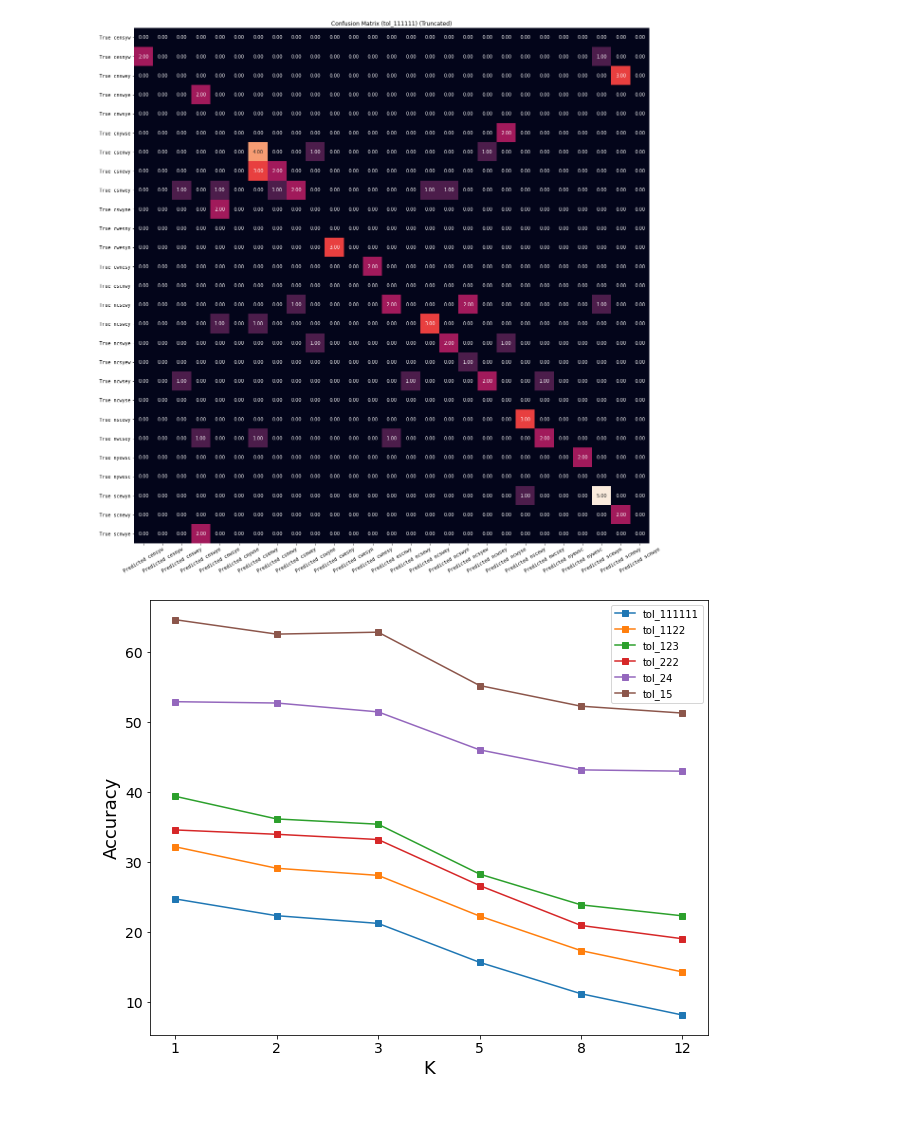
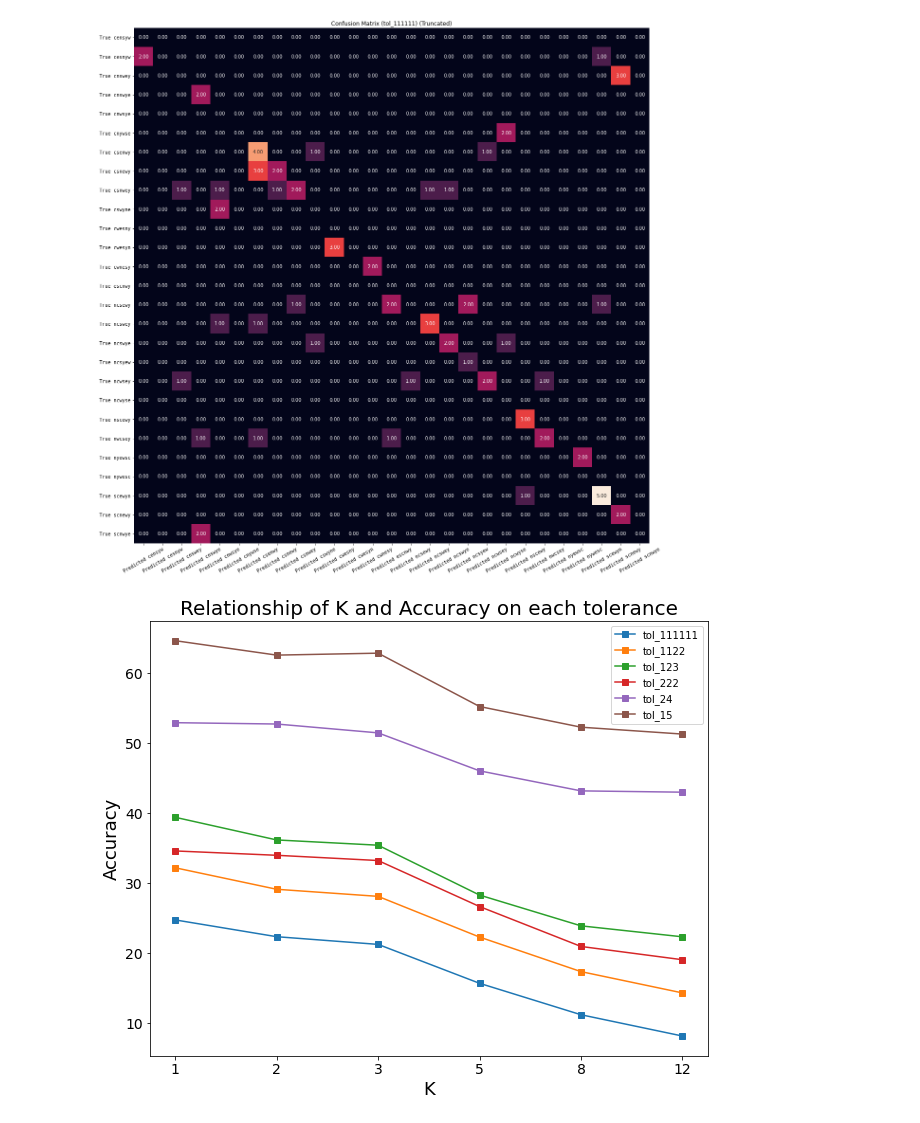
Before and after one commit to DaiDai924/ML_project-Mobile_Notifications_Sequence, a Jupyter notebook: models/KNN/knn.ipynb, the cells around one changed output. Drawn from its saved outputs; the diff is of its cells as text; code cells hidden in the pictures.

```diff
--- a/models/KNN/knn.ipynb
+++ b/models/KNN/knn.ipynb
@@ -431,13 +431,13 @@ ynwesc     100.00%   100.00%
 [figure]
 # %%
 plt.figure(figsize=(10, 8))
+plt.title('Relationship of K and Accuracy on each tolerance', fontsize=20)
 for idx, row in k_table.iterrows():
     plt.plot(['1', '2', '3', '5', '8', '12'], [float(p[:-1]) for p in row], 's-', label=idx)
 plt.legend()
-
 plt.xticks(fontsize=14)
 plt.xlabel('K', fontsize=18)
 plt.yticks(fontsize=14)
 _ = plt.ylabel('Accuracy', fontsize=18)
 # %% [output]
-[figure, old version]
+[figure, new version]
```
Also changed, not shown: 1 other file.
